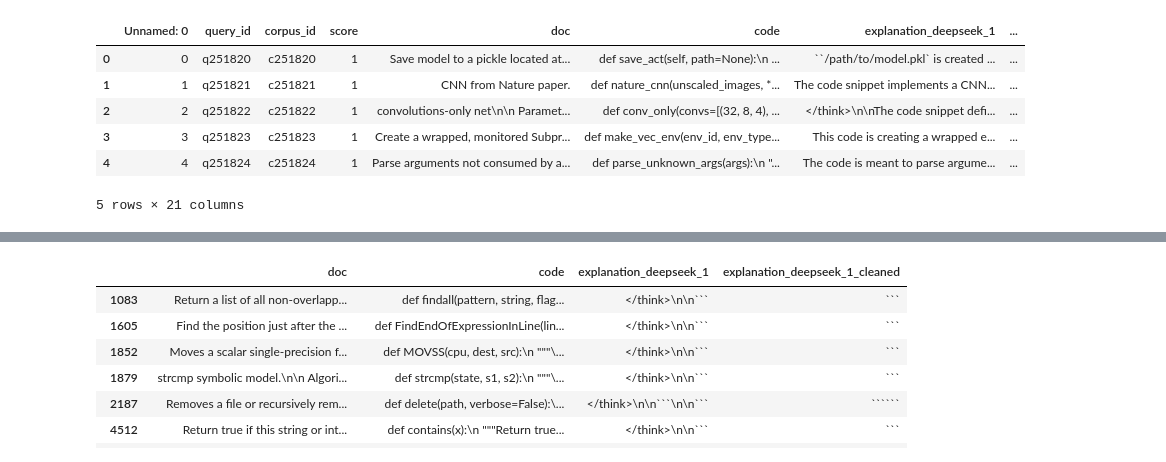
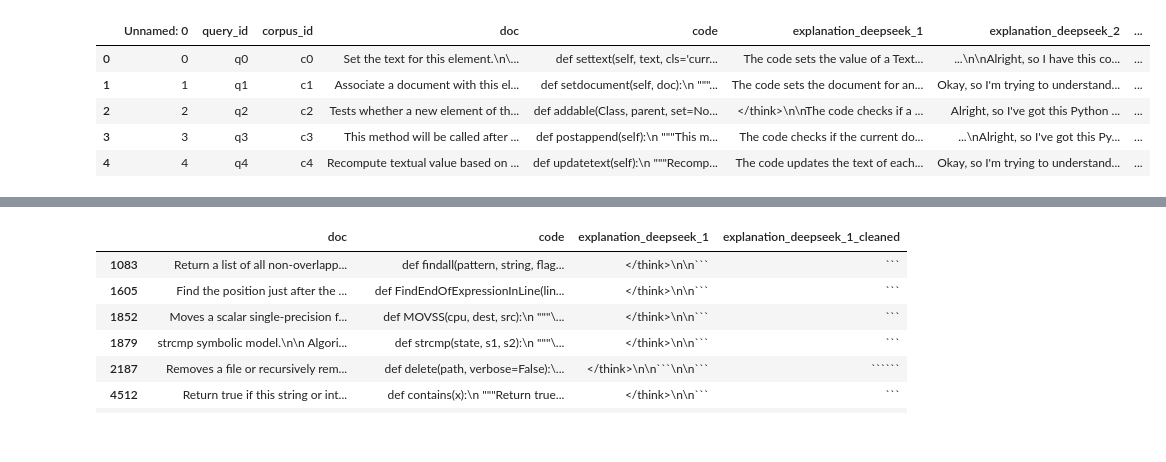
Before and after one commit to janeresh/CS696DS-Oracle-Retrieving-Code-Explanations, a Jupyter notebook: Explanation_Generation/postprocessing/explanation_post_processing.ipynb, the cells around one changed output, grey strips where cells are left out. Drawn from its saved outputs; the diff is of its cells as text; code cells hidden in the pictures.

```diff
--- a/Explanation_Generation/explanation_post_processing.ipynb
+++ b/Explanation_Generation/postprocessing/explanation_post_processing.ipynb
@@ -46,10 +54,11 @@ df_valid['explanation_deepseek_5_cleaned'] = df_valid['explanation_deepseek_5'].
+# %%
+df=pd.read_csv('/work/pi_wenlongzhao_umass_edu/27/anamikaghosh/CS696DS-Oracle-Retrieving-Code-Explanations/Explanation_Generation/postprocessing/output/CSN_deepseek_train_clean.csv')
 # %%
-df_valid.head()
+df.head()
 # %% [output]
-|  | Unnamed: 0 | query_id | corpus_id | score | doc | code | explanation_deepseek_1 | ... |
-| 0 | 0 | q251820 | c251820 | 1 | Save model to a pickle located at... | def save_act(self, path=None):\n ... | ``/path/to/model.pkl` is created ... | ... |
-| 1 | 1 | q251821 | c251821 | 1 | CNN from Nature paper. | def nature_cnn(unscaled_images, *... | The code snippet implements a CNN... | ... |
-| 2 | 2 | q251822 | c251822 | 1 | convolutions-only net\n\n Paramet... | def conv_only(convs=[(32, 8, 4), ... | </think>\n\nThe code snippet defi... | ... |
-| 3 | 3 | q251823 | c251823 | 1 | Create a wrapped, monitored Subpr... | def make_vec_env(env_id, env_type... | This code is creating a wrapped e... | ... |
-| 4 | 4 | q251824 | c251824 | 1 | Parse arguments not consumed by a... | def parse_unknown_args(args):\n "... | The code is meant to parse argume... | ... |
+|  | Unnamed: 0 | query_id | corpus_id | doc | code | explanation_deepseek_1 | explanation_deepseek_2 | ... |
+| 0 | 0 | q0 | c0 | Set the text for this element.\n\... | def settext(self, text, cls='curr... | The code sets the value of a Text... | ...\n\nAlright, so I have this co... | ... |
+| 1 | 1 | q1 | c1 | Associate a document with this el... | def setdocument(self, doc):\n """... | The code sets the document for an... | Okay, so I'm trying to understand... | ... |
+| 2 | 2 | q2 | c2 | Tests whether a new element of th... | def addable(Class, parent, set=No... | </think>\n\nThe code checks if a ... | Alright, so I've got this Python ... | ... |
+| 3 | 3 | q3 | c3 | This method will be called after ... | def postappend(self):\n """This m... | The code checks if the current do... | ...\nAlright, so I've got this Py... | ... |
+| 4 | 4 | q4 | c4 | Recompute textual value based on ... | def updatetext(self):\n """Recomp... | The code updates the text of each... | Okay, so I'm trying to understand... | ... |
-5 rows × 21 columns
```
Also changed, not shown: parts of 16 cells of this notebook, 15 other files.
